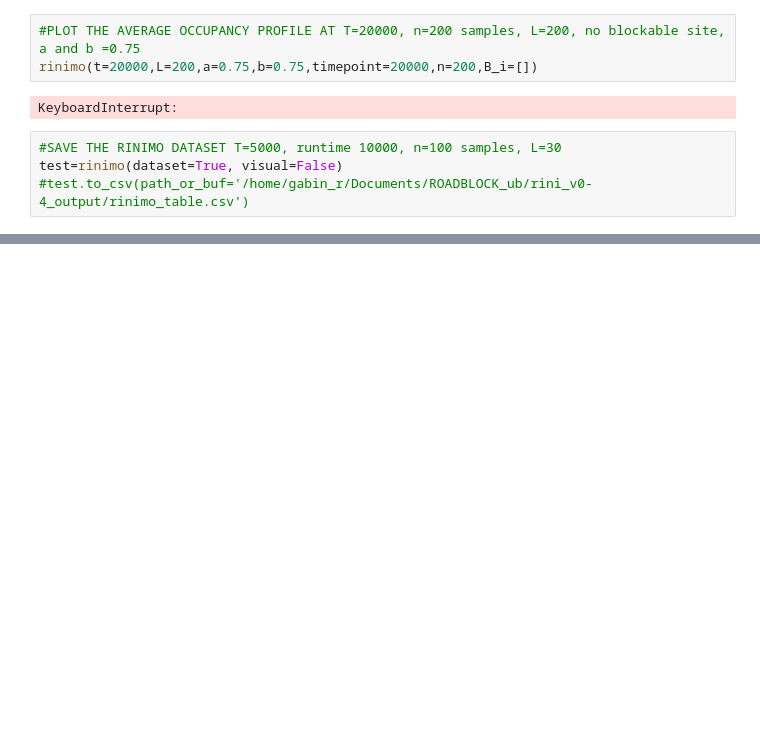
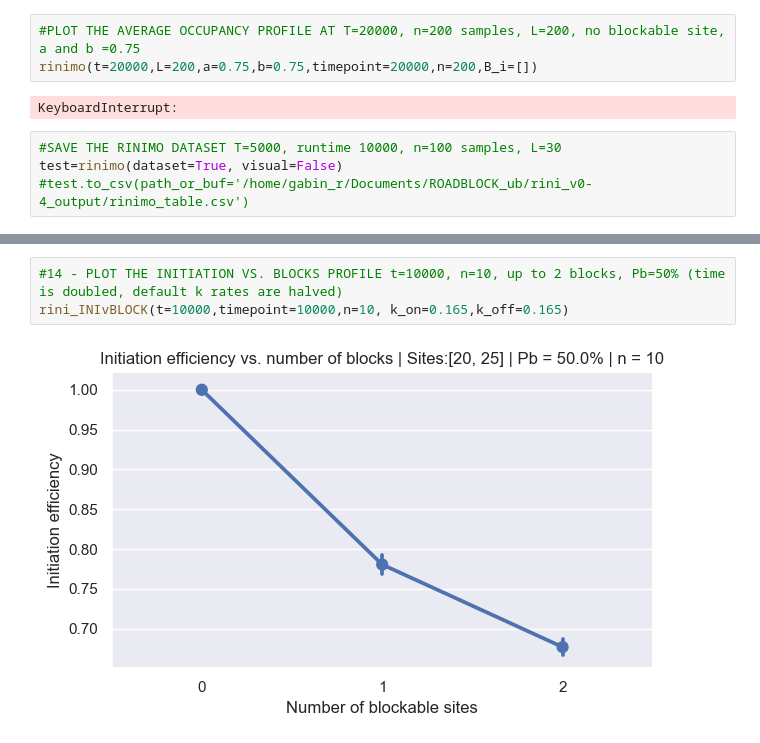
Before and after one commit to gabin-rousseau/roadblock_project, a Jupyter notebook: python/rini_v0-4.ipynb, the cells around one changed output, grey strips where cells are left out. Saved outputs shown, nothing was run; the diff lists cells and outputs as text; blank space fills up the shorter version.

```diff
--- a/python/rini_v0-4.ipynb
+++ b/python/rini_v0-4.ipynb
@@ -821,0 +837,5 @@ rini_INIvBLOCK(t=5000,timepoint=5000,n=10, k_on=0.66)
+# %%
+#14 - PLOT THE INITIATION VS. BLOCKS PROFILE t=10000, n=10, up to 2 blocks, Pb=50% (time is doubled, default k rates are halved)
+rini_INIvBLOCK(t=10000,timepoint=10000,n=10, k_on=0.165,k_off=0.165)
+# %% [output]
+[figure, added]
```
Also changed, not shown: parts of 13 cells of this notebook.
